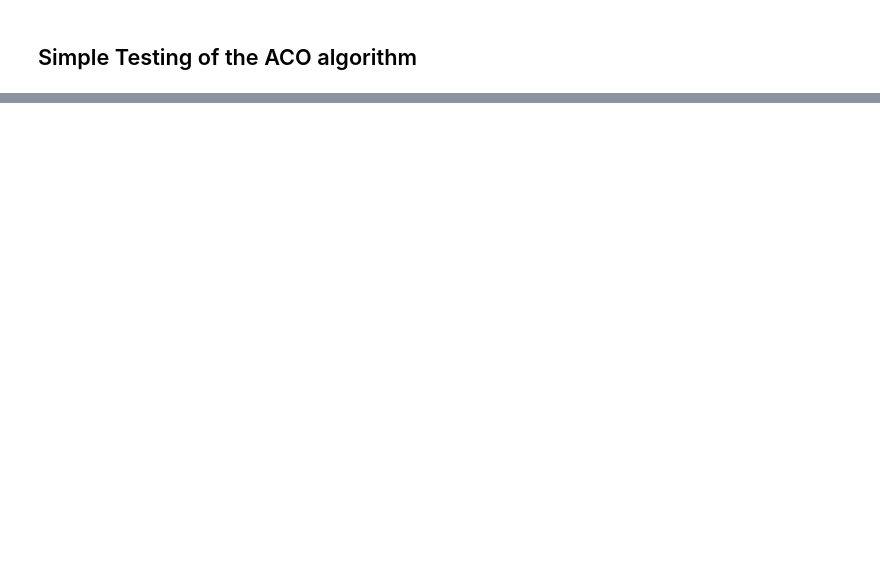
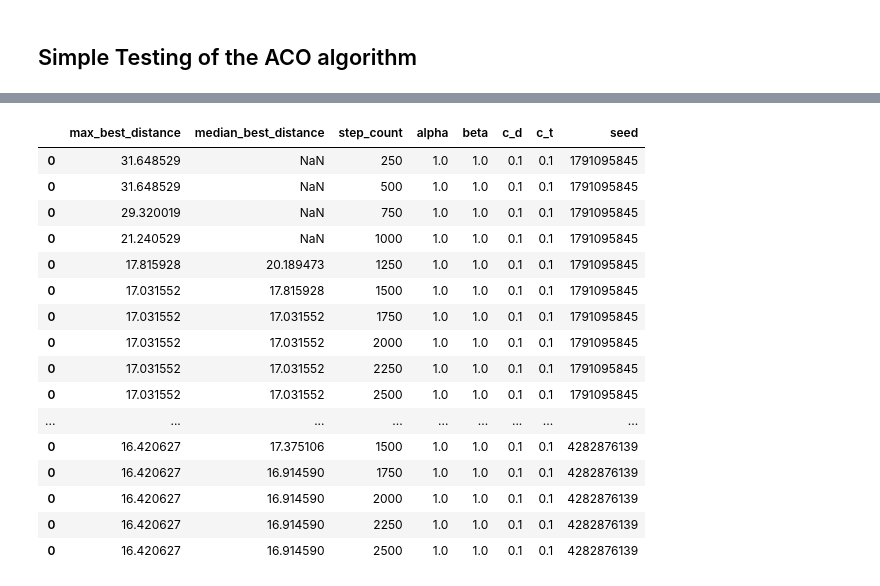
Before and after one commit to ovgu-FINken/ACO-MAPF, a Jupyter notebook: Aco-Visualization.ipynb, the cells around one changed output, grey strips where cells are left out. Cells and saved outputs as stored; diff of their text form; code cells hidden in the pictures; blank space fills up the shorter version.

```diff
--- a/Aco-Visualization.ipynb
+++ b/Aco-Visualization.ipynb
@@ -18,7 +18,7 @@ test1 = TestProblem(seed=42).hard_2(agents=agents)
 dot = test1.dot_graph(pheromones=colony.pheromones)
 dot.attr(size="10,10")
 display(dot)
-test1.step()
+test1.step(c_d = 0.1, c_t = 0.1)
 # %% [output]
 [drawing not drawn]
 # %%
@@ -47 +57,22 @@ experiment.rc.history
+# %%
+df = df.replace(np.inf, np.nan)
+df.head(20)
+# %% [output]
+|  | max_best_distance | median_best_distance | step_count | alpha | beta | c_d | c_t | seed |
+| 0 | 31.648529 | NaN | 250 | 1.0 | 1.0 | 0.1 | 0.1 | 1791095845 |
+| 0 | 31.648529 | NaN | 500 | 1.0 | 1.0 | 0.1 | 0.1 | 1791095845 |
+| 0 | 29.320019 | NaN | 750 | 1.0 | 1.0 | 0.1 | 0.1 | 1791095845 |
+| 0 | 21.240529 | NaN | 1000 | 1.0 | 1.0 | 0.1 | 0.1 | 1791095845 |
+| 0 | 17.815928 | 20.189473 | 1250 | 1.0 | 1.0 | 0.1 | 0.1 | 1791095845 |
+| 0 | 17.031552 | 17.815928 | 1500 | 1.0 | 1.0 | 0.1 | 0.1 | 1791095845 |
+| 0 | 17.031552 | 17.031552 | 1750 | 1.0 | 1.0 | 0.1 | 0.1 | 1791095845 |
+| 0 | 17.031552 | 17.031552 | 2000 | 1.0 | 1.0 | 0.1 | 0.1 | 1791095845 |
+| 0 | 17.031552 | 17.031552 | 2250 | 1.0 | 1.0 | 0.1 | 0.1 | 1791095845 |
+| 0 | 17.031552 | 17.031552 | 2500 | 1.0 | 1.0 | 0.1 | 0.1 | 1791095845 |
+| ... | ... | ... | ... | ... | ... | ... | ... | ... |
+| 0 | 16.420627 | 17.375106 | 1500 | 1.0 | 1.0 | 0.1 | 0.1 | 4282876139 |
+| 0 | 16.420627 | 16.914590 | 1750 | 1.0 | 1.0 | 0.1 | 0.1 | 4282876139 |
+| 0 | 16.420627 | 16.914590 | 2000 | 1.0 | 1.0 | 0.1 | 0.1 | 4282876139 |
+| 0 | 16.420627 | 16.914590 | 2250 | 1.0 | 1.0 | 0.1 | 0.1 | 4282876139 |
+| 0 | 16.420627 | 16.914590 | 2500 | 1.0 | 1.0 | 0.1 | 0.1 | 4282876139 |
 # %%
```
Also changed, not shown: parts of 10 cells of this notebook, 2 other files.
